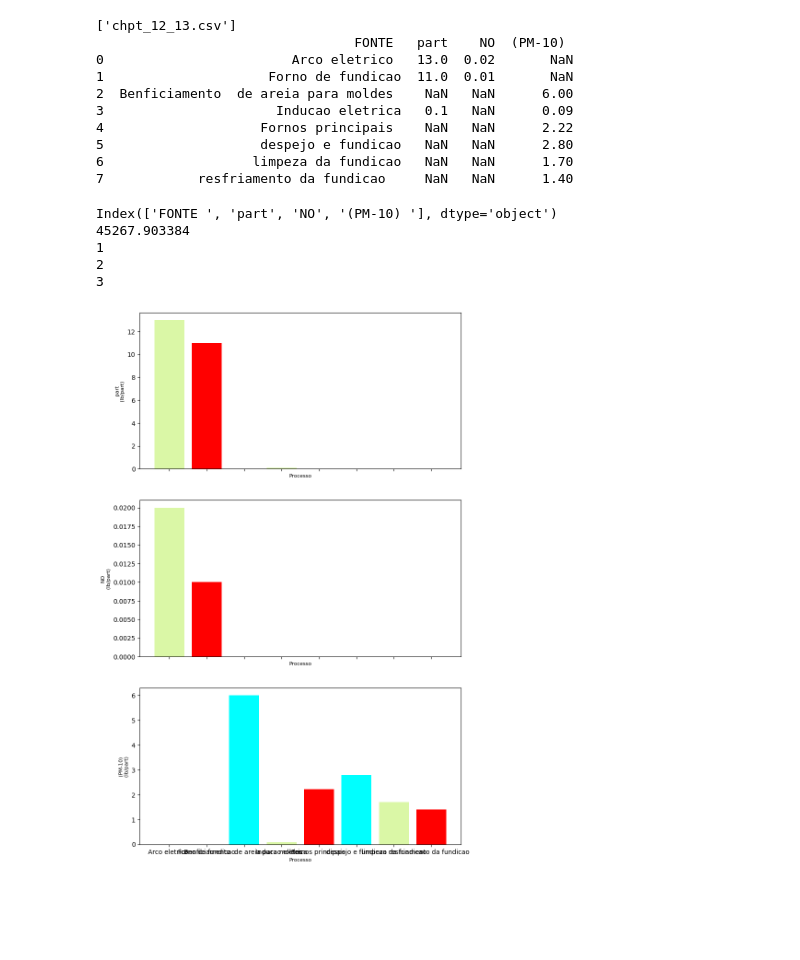
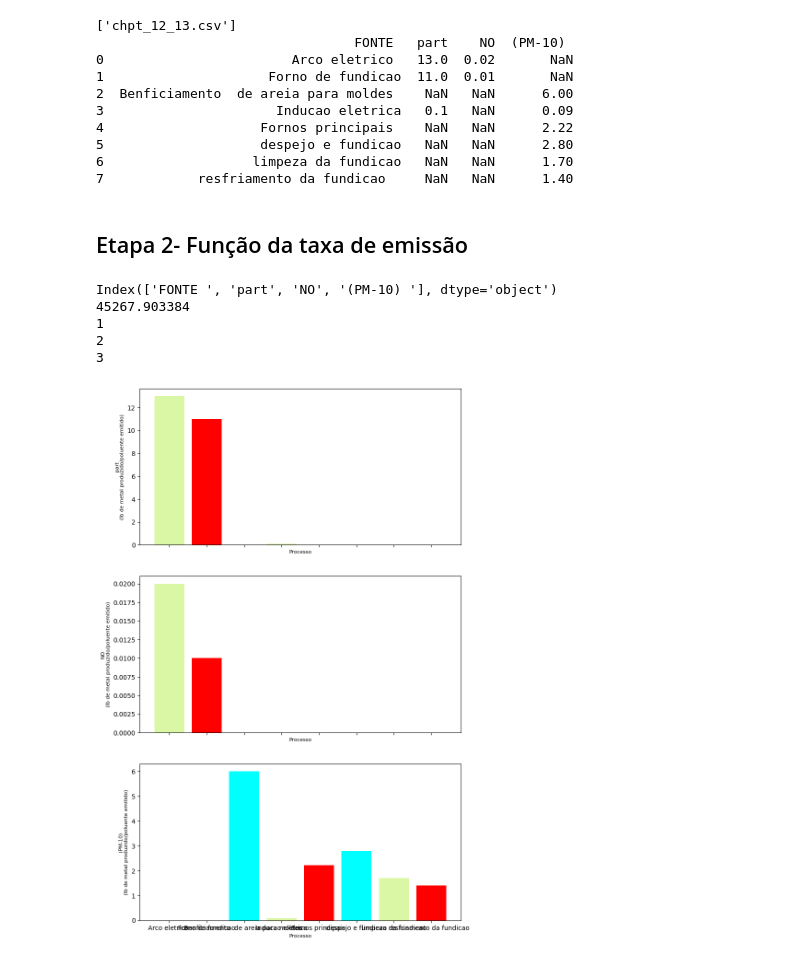
Before and after one commit to GuilhermeAudi/Poluicao_Atmosferica, a Jupyter notebook: Atividade 01(tupy).ipynb, the cells around one changed output. Saved outputs shown, nothing was run; the diff lists cells and outputs as text; code cells hidden in the pictures; blank space fills up the shorter version.

```diff
--- a/Atividade 01(tupy).ipynb
+++ b/Atividade 01(tupy).ipynb
@@ -36,35 +43,37 @@ print(fe)
 5                    despejo e fundicao   NaN   NaN      2.80
 6                   limpeza da fundicao   NaN   NaN      1.70
 7            resfriamento da fundicao     NaN   NaN      1.40
+# %% [markdown]
+## Etapa 2- Função da taxa de emissão
 # %%
 print(fe.columns)
 # Plotando os fatores de emissão
 import matplotlib.pyplot as plt
 
 atv = (852.000 * 2.20462)  # taxa de atividade em lb/ano
 emis = fe['part']*atv
 
 #Somando dataframe
 print(emis.sum())
 
 # Criando a figura com Matplotlib
 # Subplots com número de linhas igual ao número de poluentes
 # sharex significa compartilhar o eixo x
 fig,ax = plt.subplots(len(fe.columns)-1,1,sharex = True,figsize=(9, 15))
 
 # Loop para preencher o subplot com os gráficos de barra
 for ii in range(1,len(fe.columns)):
     print(ii)
     ax[ii-1].bar(fe['FONTE '],fe.iloc[:,ii],color = ['#DAF7A6','red','cyan'])
     ax[ii-1].set_xlabel('Processo', fontsize=8)
-    ax[ii-1].set_ylabel(fe.columns[ii]+'\n(lb/part)', fontsize=8) # Inventei a unidade
+    ax[ii-1].set_ylabel(fe.columns[ii]+'\n(lb de metal produzido /poluente emitido/ ANO)', fontsize=8)
 
-# Salva a figura na pasta figures - criar a pasta antes!!
+# Salva a figura na pasta figures
 fig.savefig(r'C:\Users\guilh\OneDrive\Desktop\polatm\ENS410064\figures')
 # %% [output]
 Index(['FONTE ', 'part', 'NO', '(PM-10) '], dtype='object')
 45267.903384
 1
 2
 3
-[figure, old version]
+[figure, new version]
```
Also changed, not shown: parts of 9 cells of this notebook.
